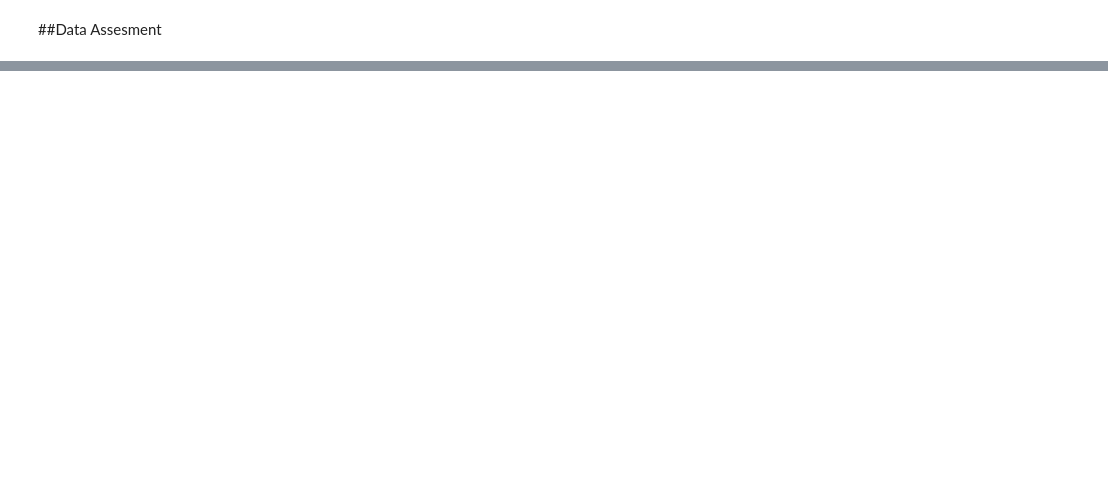
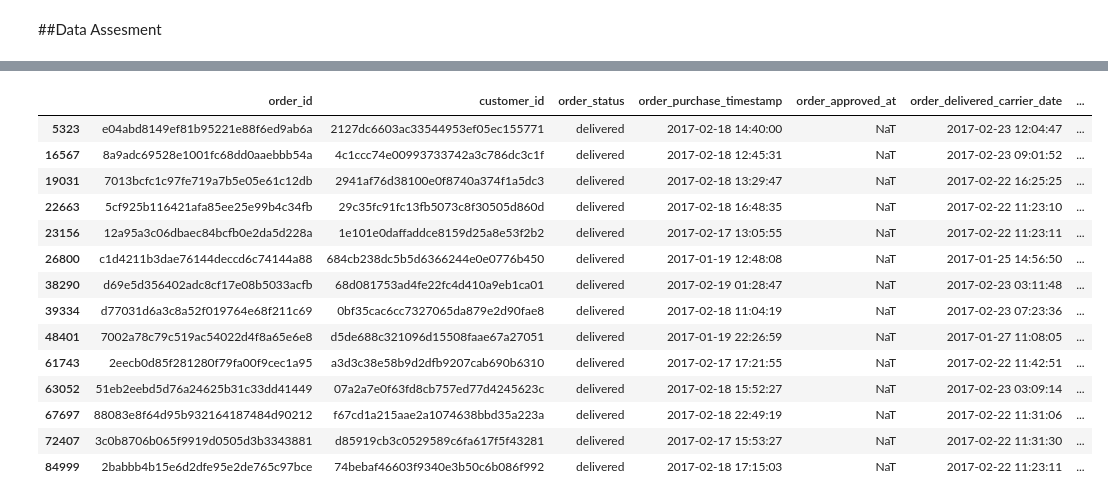
Before and after one commit to FauzanNR/DataAnalysisDicoding, a Jupyter notebook: data_analysis.ipynb, the cells around one changed output, grey strips where cells are left out. Saved outputs shown, nothing was run; the diff lists cells and outputs as text; code cells hidden in the pictures; blank space fills up the shorter version.

```diff
--- a/data_analysis.ipynb
+++ b/data_analysis.ipynb
@@ -19,6 +19,9 @@ import pandas as pd
 import matplotlib.pyplot as plt
 import numpy as np
 import seaborn as sns
+
+
+pd.set_option('display.width', None)       # Avoid truncation
 # %% [markdown]
 #Data Wrangling
 # %% [markdown]
@@ -92,0 +157,13 @@ max              99730.000000
+# %%
+#Convert to datetime
+datetime_column = ["order_purchase_timestamp", "order_approved_at", "order_delivered_carrier_date", "order_delivered_customer_date", "order_delivered_customer_date", "order_estimated_delivery_date"]
+for column in datetime_column:
+    orders_df[column] = pd.to_datetime(orders_df[column], errors="coerce")
+# %%
+#get average approvement time
+approved_notna = (orders_df["order_approved_at"].notna() &  orders_df["order_purchase_timestamp"].notna()
+                  & (orders_df["order_status"] == "delivered")
+                  )
+order_approvement_delay = (orders_df.loc[approved_notna, "order_approved_at"] - orders_df.loc[approved_notna, "order_purchase_timestamp"])
+avg_approvement = order_approvement_delay.mean()
+print(avg_approvement)
@@ -92,0 +184,20 @@ max              99730.000000
+# %%
+delivered_missing_approvement = (((orders_df["order_status"] == "delivered") | (orders_df["order_status"] == "canceled") ) & (orders_df["order_approved_at"].isna()) & (orders_df["order_purchase_timestamp"]+avg_approvement < orders_df["order_delivered_carrier_date"]))
+
+orders_df.loc[delivered_missing_approvement]
+# %% [output]
+|  | order_id | customer_id | order_status | order_purchase_timestamp | order_approved_at | order_delivered_carrier_date | ... |
+| 5323 | e04abd8149ef81b95221e88f6ed9ab6a | 2127dc6603ac33544953ef05ec155771 | delivered | 2017-02-18 14:40:00 | NaT | 2017-02-23 12:04:47 | ... |
+| 16567 | 8a9adc69528e1001fc68dd0aaebbb54a | 4c1ccc74e00993733742a3c786dc3c1f | delivered | 2017-02-18 12:45:31 | NaT | 2017-02-23 09:01:52 | ... |
+| 19031 | 7013bcfc1c97fe719a7b5e05e61c12db | 2941af76d38100e0f8740a374f1a5dc3 | delivered | 2017-02-18 13:29:47 | NaT | 2017-02-22 16:25:25 | ... |
+| 22663 | 5cf925b116421afa85ee25e99b4c34fb | 29c35fc91fc13fb5073c8f30505d860d | delivered | 2017-02-18 16:48:35 | NaT | 2017-02-22 11:23:10 | ... |
+| 23156 | 12a95a3c06dbaec84bcfb0e2da5d228a | 1e101e0daffaddce8159d25a8e53f2b2 | delivered | 2017-02-17 13:05:55 | NaT | 2017-02-22 11:23:11 | ... |
+| 26800 | c1d4211b3dae76144deccd6c74144a88 | 684cb238dc5b5d6366244e0e0776b450 | delivered | 2017-01-19 12:48:08 | NaT | 2017-01-25 14:56:50 | ... |
+| 38290 | d69e5d356402adc8cf17e08b5033acfb | 68d081753ad4fe22fc4d410a9eb1ca01 | delivered | 2017-02-19 01:28:47 | NaT | 2017-02-23 03:11:48 | ... |
+| 39334 | d77031d6a3c8a52f019764e68f211c69 | 0bf35cac6cc7327065da879e2d90fae8 | delivered | 2017-02-18 11:04:19 | NaT | 2017-02-23 07:23:36 | ... |
+| 48401 | 7002a78c79c519ac54022d4f8a65e6e8 | d5de688c321096d15508faae67a27051 | delivered | 2017-01-19 22:26:59 | NaT | 2017-01-27 11:08:05 | ... |
+| 61743 | 2eecb0d85f281280f79fa00f9cec1a95 | a3d3c38e58b9d2dfb9207cab690b6310 | delivered | 2017-02-17 17:21:55 | NaT | 2017-02-22 11:42:51 | ... |
+| 63052 | 51eb2eebd5d76a24625b31c33dd41449 | 07a2a7e0f63fd8cb757ed77d4245623c | delivered | 2017-02-18 15:52:27 | NaT | 2017-02-23 03:09:14 | ... |
+| 67697 | 88083e8f64d95b932164187484d90212 | f67cd1a215aae2a1074638bbd35a223a | delivered | 2017-02-18 22:49:19 | NaT | 2017-02-22 11:31:06 | ... |
+| 72407 | 3c0b8706b065f9919d0505d3b3343881 | d85919cb3c0529589c6fa617f5f43281 | delivered | 2017-02-17 15:53:27 | NaT | 2017-02-22 11:31:30 | ... |
+| 84999 | 2babbb4b15e6d2dfe95e2de765c97bce | 74bebaf46603f9340e3b50c6b086f992 | delivered | 2017-02-18 17:15:03 | NaT | 2017-02-22 11:23:11 | ... |
```
Also changed, not shown: parts of 28 cells of this notebook.
